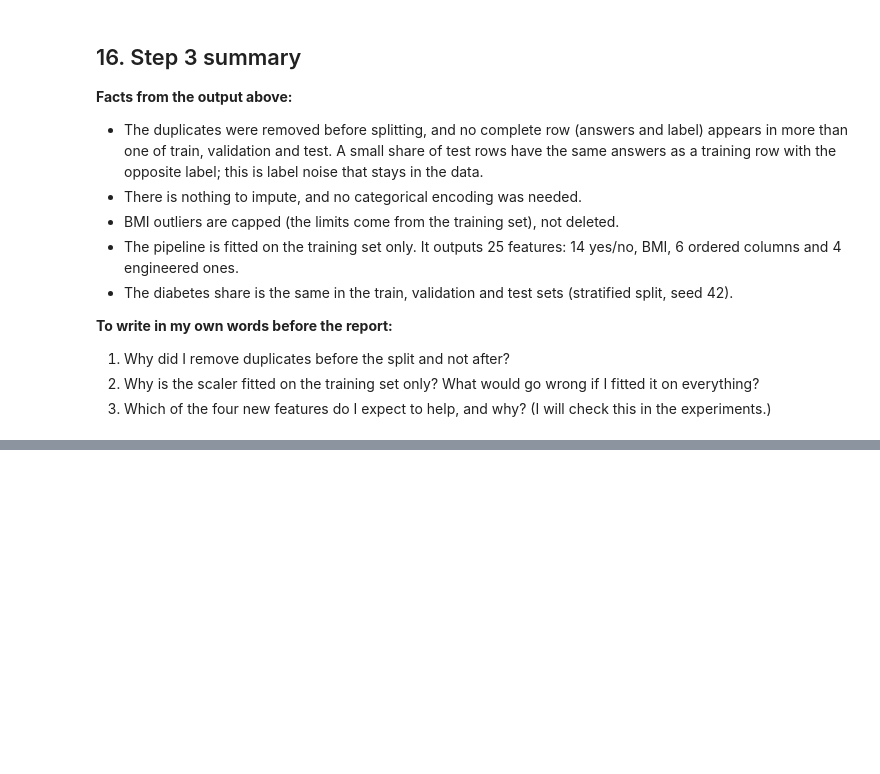
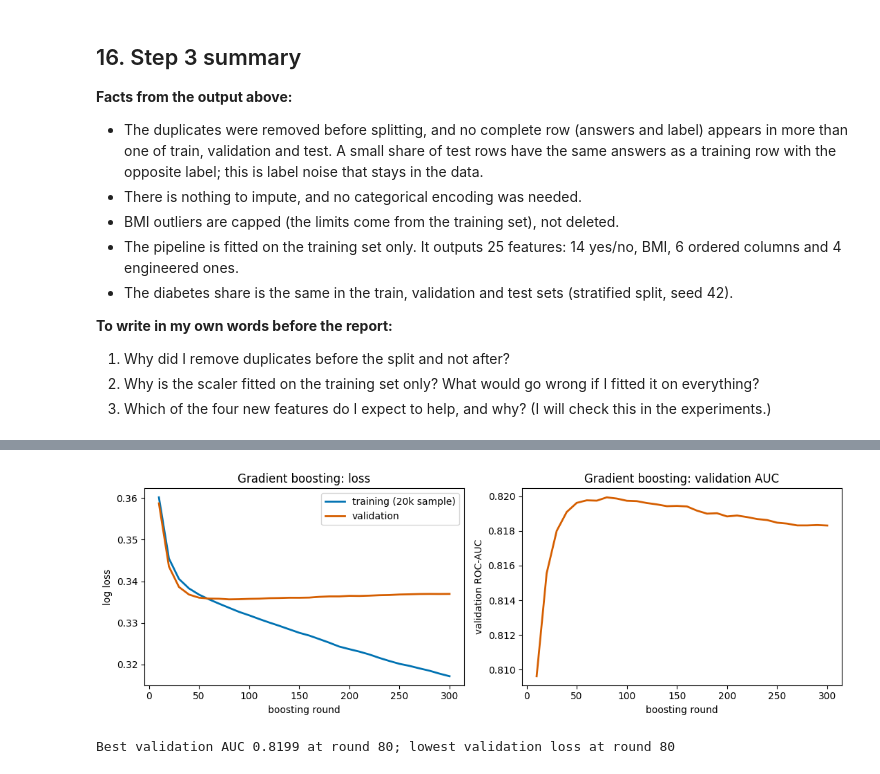
Before and after one commit to b-sandrine/summative_introduction_to_machine_learning, a Jupyter notebook: notebooks/diabetes_classification.ipynb, the cells around one changed output, grey strips where cells are left out. Saved outputs shown, nothing was run; the diff lists cells and outputs as text; code cells hidden in the pictures; blank space fills up the shorter version.

```diff
--- a/notebooks/diabetes_classification.ipynb
+++ b/notebooks/diabetes_classification.ipynb
@@ -584,0 +712,31 @@ Saved the preprocessing pipeline to models/preprocessor.joblib
+# %%
+# Boosting curve: a model that keeps all 300 rounds (no early stopping), so the whole curve can be seen.
+# No class weights here: weights shift the predicted probabilities, which would distort the log loss.
+curve_model = HistGradientBoostingClassifier(learning_rate=0.1, max_leaf_nodes=31, max_iter=300, early_stopping=False,
+                                             class_weight=None, random_state=SEED).fit(train_scaled, y_train)
+
+# Training loss is measured on a 20,000-row sample of the training set, to keep it fast.
+sample = np.random.RandomState(SEED).choice(len(train_scaled), 20000, replace=False)
+tr_sample, y_tr_sample = train_scaled.iloc[sample], y_train.iloc[sample]
+
+rounds, train_loss, val_loss, val_auc = [], [], [], []
+for i, (p_tr, p_val) in enumerate(zip(curve_model.staged_predict_proba(tr_sample),
+                                      curve_model.staged_predict_proba(val_scaled)), start=1):
+    if i % 10 == 0:
+        rounds.append(i)
+        train_loss.append(log_loss(y_tr_sample, p_tr[:, 1]))
+        val_loss.append(log_loss(y_val, p_val[:, 1]))
+        val_auc.append(roc_auc_score(y_val, p_val[:, 1]))
+
+tracker.log_curve("curve_gradient_boosting", {"train_loss": train_loss, "val_loss": val_loss, "val_roc_auc": val_auc}, rounds)
+
+fig, ax = plt.subplots(1, 2, figsize=(11, 3.8))
+ax[0].plot(rounds, train_loss, color=BLUE, lw=2, label="training (20k sample)")
+ax[0].plot(rounds, val_loss, color=ORANGE, lw=2, label="validation")
+ax[0].set_xlabel("boosting round"); ax[0].set_ylabel("log loss"); ax[0].set_title("Gradient boosting: loss"); ax[0].legend()
+ax[1].plot(rounds, val_auc, color=ORANGE, lw=2)
+ax[1].set_xlabel("boosting round"); ax[1].set_ylabel("validation ROC-AUC"); ax[1].set_title("Gradient boosting: validation AUC")
+plt.tight_layout()
+save_and_show("ml01_boosting_curve")
+print(f"Best validation AUC {max(val_auc):.4f} at round {rounds[int(np.argmax(val_auc))]}; lowest validation loss at round {rounds[int(np.argmin(val_loss))]}")
+# %% [output]
@@ -584,0 +744,2 @@ Saved the preprocessing pipeline to models/preprocessor.joblib
+[figure, added]
+Best validation AUC 0.8199 at round 80; lowest validation loss at round 80
```
Also changed, not shown: parts of 33 cells of this notebook, 26 other files.
